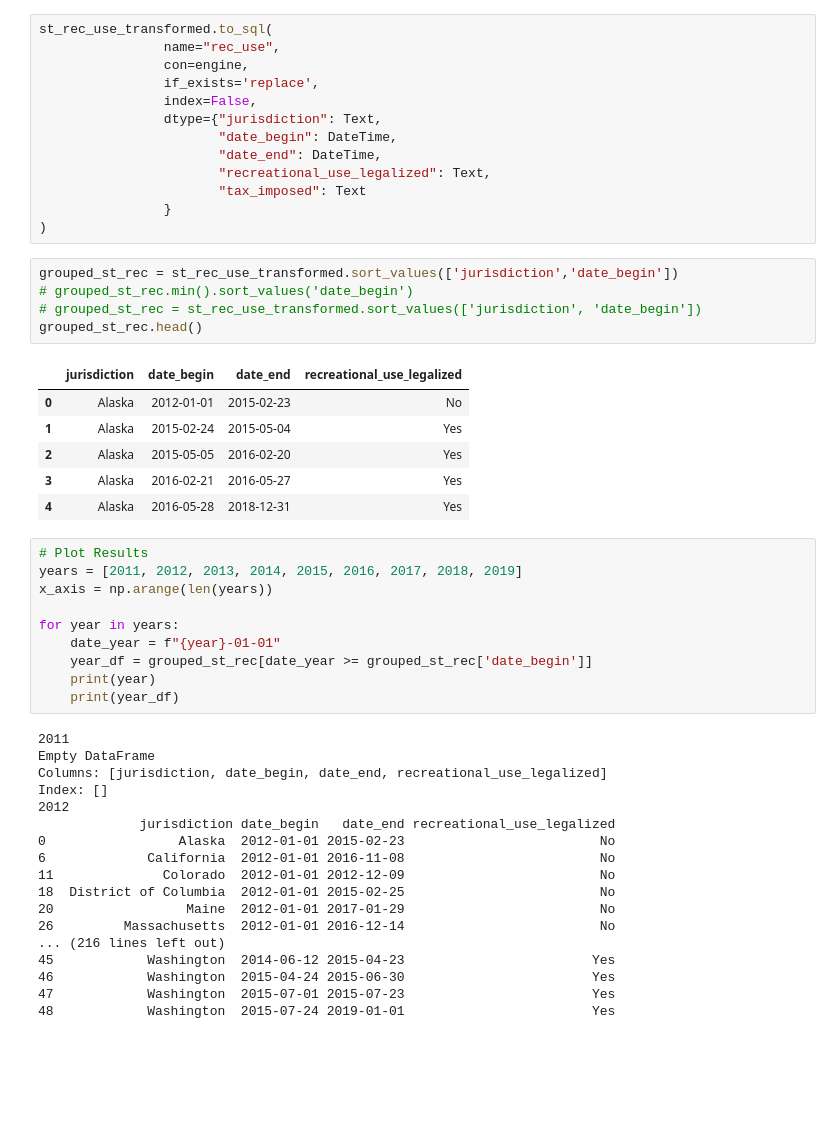
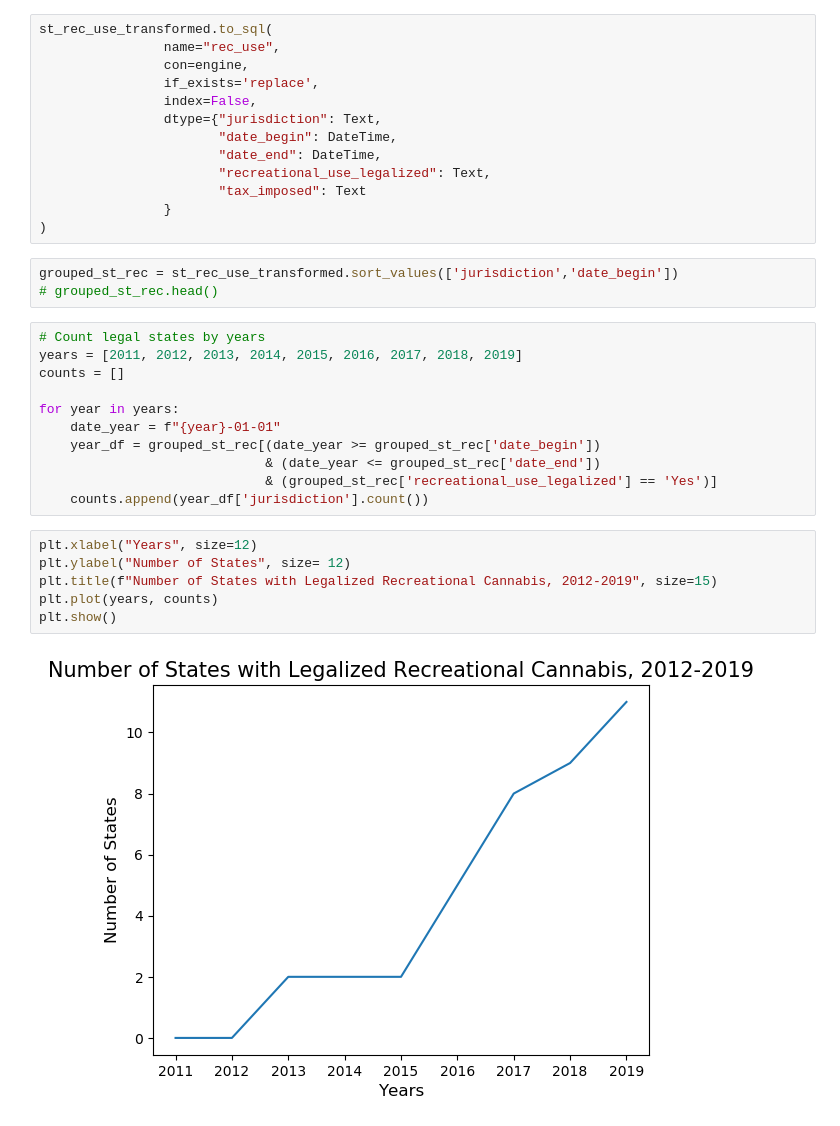
Before and after one commit to C-Miranda/ETL-Project, a Jupyter notebook: cannabis_transformed.ipynb, the cells around one changed output. Drawn from its saved outputs; the diff is of its cells as text; blank space fills up the shorter version.

```diff
--- a/cannabis_transformed.ipynb
+++ b/cannabis_transformed.ipynb
@@ -176,41 +123,23 @@ st_rec_use_transformed.to_sql(
 )
 # %%
 grouped_st_rec = st_rec_use_transformed.sort_values(['jurisdiction','date_begin'])
-# grouped_st_rec.min().sort_values('date_begin')
-# grouped_st_rec = st_rec_use_transformed.sort_values(['jurisdiction', 'date_begin'])
-grouped_st_rec.head()
+# grouped_st_rec.head()
-# %% [output]
-|  | jurisdiction | date_begin | date_end | recreational_use_legalized |
-| 0 | Alaska | 2012-01-01 | 2015-02-23 | No |
-| 1 | Alaska | 2015-02-24 | 2015-05-04 | Yes |
-| 2 | Alaska | 2015-05-05 | 2016-02-20 | Yes |
-| 3 | Alaska | 2016-02-21 | 2016-05-27 | Yes |
-| 4 | Alaska | 2016-05-28 | 2018-12-31 | Yes |
 # %%
-# Plot Results
+# Count legal states by years
 years = [2011, 2012, 2013, 2014, 2015, 2016, 2017, 2018, 2019]
-x_axis = np.arange(len(years))
+counts = []
 
 for year in years:
     date_year = f"{year}-01-01"
-    year_df = grouped_st_rec[date_year >= grouped_st_rec['date_begin']]
-    print(year)
-    print(year_df)
+    year_df = grouped_st_rec[(date_year >= grouped_st_rec['date_begin'])
+                             & (date_year <= grouped_st_rec['date_end'])
+                             & (grouped_st_rec['recreational_use_legalized'] == 'Yes')]
+    counts.append(year_df['jurisdiction'].count())
-# %% [output]
-2011
-Empty DataFrame
-Columns: [jurisdiction, date_begin, date_end, recreational_use_legalized]
-Index: []
-2012
-             jurisdiction date_begin   date_end recreational_use_legalized
-0                 Alaska  2012-01-01 2015-02-23                         No
-6             California  2012-01-01 2016-11-08                         No
-11              Colorado  2012-01-01 2012-12-09                         No
-18  District of Columbia  2012-01-01 2015-02-25                         No
-20                 Maine  2012-01-01 2017-01-29                         No
-26         Massachusetts  2012-01-01 2016-12-14                         No
-... (216 lines left out)
-45            Washington  2014-06-12 2015-04-23                        Yes
-46            Washington  2015-04-24 2015-06-30                        Yes
-47            Washington  2015-07-01 2015-07-23                        Yes
-48            Washington  2015-07-24 2019-01-01                        Yes
+# %%
+plt.xlabel("Years", size=12)
+plt.ylabel("Number of States", size= 12)
+plt.title(f"Number of States with Legalized Recreational Cannabis, 2012-2019", size=15)
+plt.plot(years, counts)
+plt.show()
+# %% [output]
+[figure, added]
```
Also changed, not shown: parts of 9 cells of this notebook.
